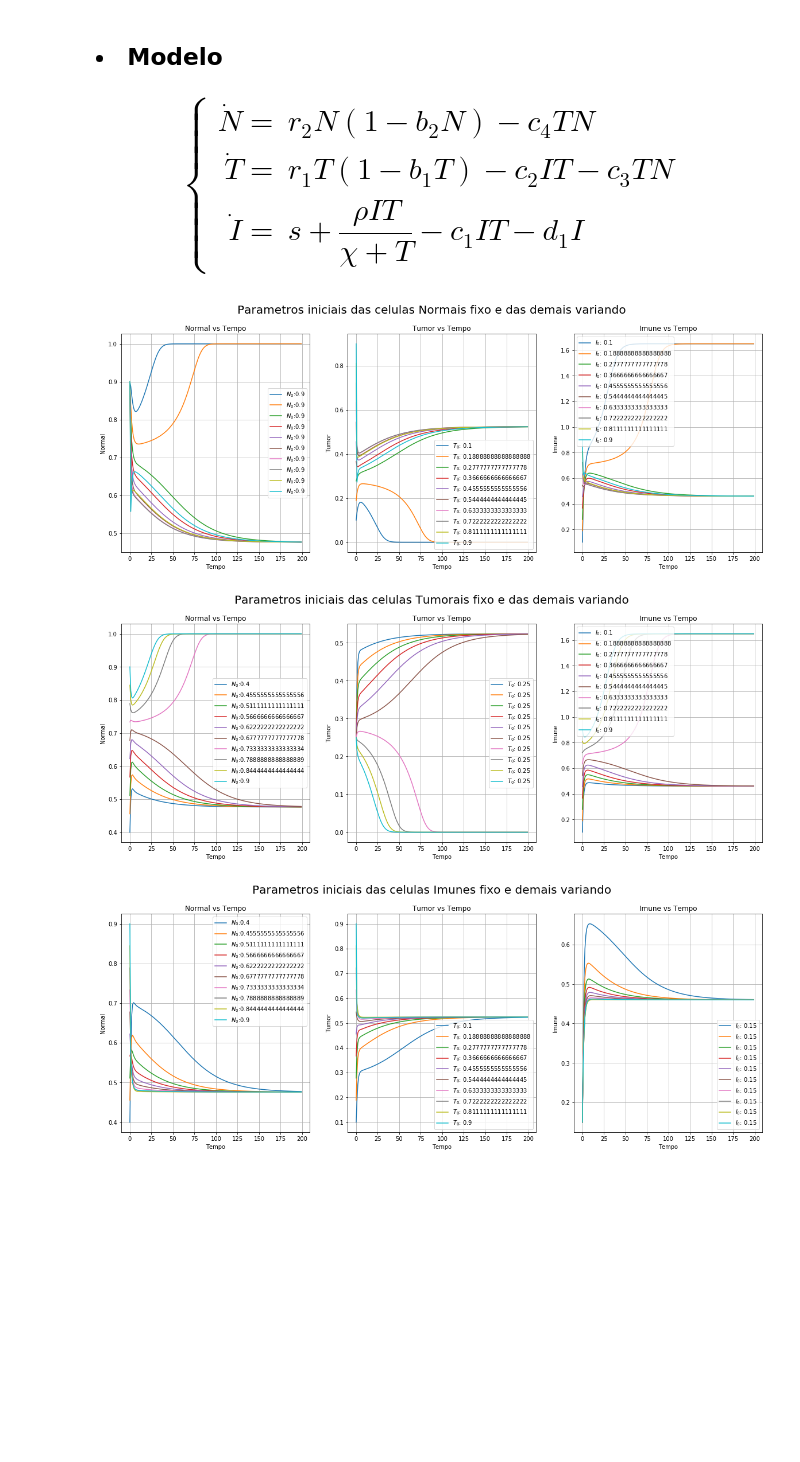
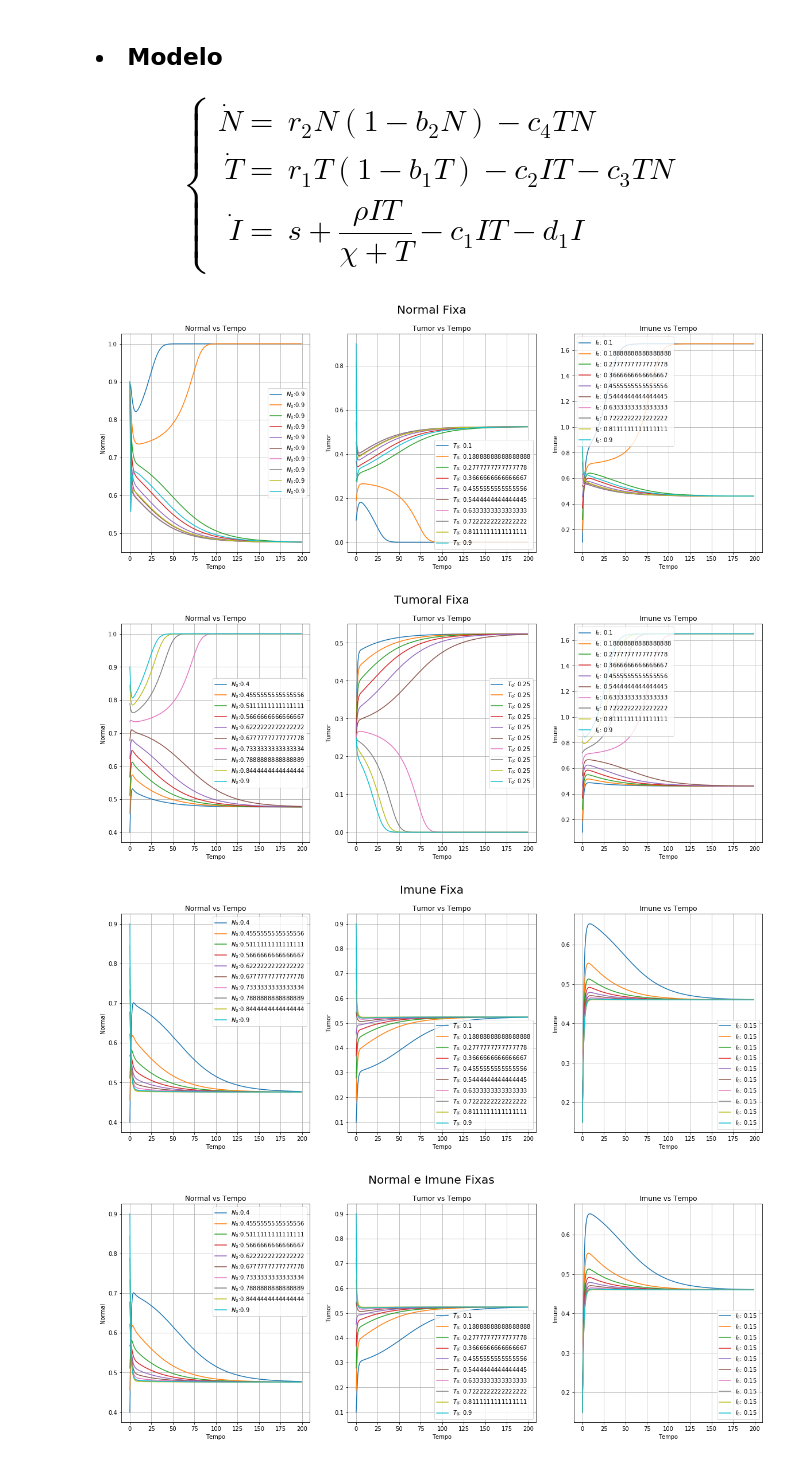
Before and after one commit to vdscruz/pibic-2018, a Jupyter notebook: codigos/code1.ipynb, the cells around one changed output. Cells and saved outputs as stored; diff of their text form; code cells hidden in the pictures; blank space fills up the shorter version.

```diff
--- a/codigos/code1.ipynb
+++ b/codigos/code1.ipynb
@@ -138,7 +138,7 @@ class Model(object):
         return np.array([x, y, z])
 
 
-    def process(self, with_treatment = False, with_control = False):
+    def process(self, with_treatment = False, with_control = False, plot1=False, plot2=False):
         var_for = 1;
 
         if(with_treatment or with_control):
@@ -158,7 +158,7 @@ class Model(object):
                 self.fractionDeath = self.fractionCellDeath_values(j+1)
 
             for k in range(0, steps_k - 1):
-                if((with_treatment | with_control) and i % day_ == 0):
+                if((with_treatment | with_control) and k % day_ == 0):
                     count += 1
 
                     if(days_application < 5 and applied_dose < self.protocolos[j][0]):
@@ -178,6 +178,14 @@ class Model(object):
 
                 for i in range(self.healthy_0.size):
                     self.rungeKutta4Method_step(i, k)
+
+            if(plot1):
+                self.plot()
+
+            if(plot2):
+                self.plot2()
+
+
 
 
 
@@ -337,11 +350,13 @@ model_imune_fixo.process()
-# %%
-model_normal_fixo.plot2(title='Parametros iniciais das celulas Normais fixo e das demais variando', label=True)
-model_tumor_fixo.plot2(title='Parametros iniciais das celulas Tumorais fixo e das demais variando',label=True)
-model_imune_fixo.plot2(title='Parametros iniciais das celulas Imunes fixo e demais variando',label=True)
-# %% [output]
-[figure, removed]
-[figure, removed]
-[figure, removed]
+# %%
+model_normal_fixo.plot2(title='Normal Fixa', label=True)
+model_tumor_fixo.plot2(title='Tumoral Fixa',label=True)
+model_imune_fixo.plot2(title='Imune Fixa',label=True)
+model_imune_fixo.plot2(title='Normal e Imune Fixas',label=True)
+# %% [output]
+[figure, added]
+[figure, added]
+[figure, added]
+[figure, added]
 # %%
 #model_normal_fixo.plot()
 #model_tumor_fixo.plot()
```
Also changed, not shown: parts of 5 cells of this notebook.
